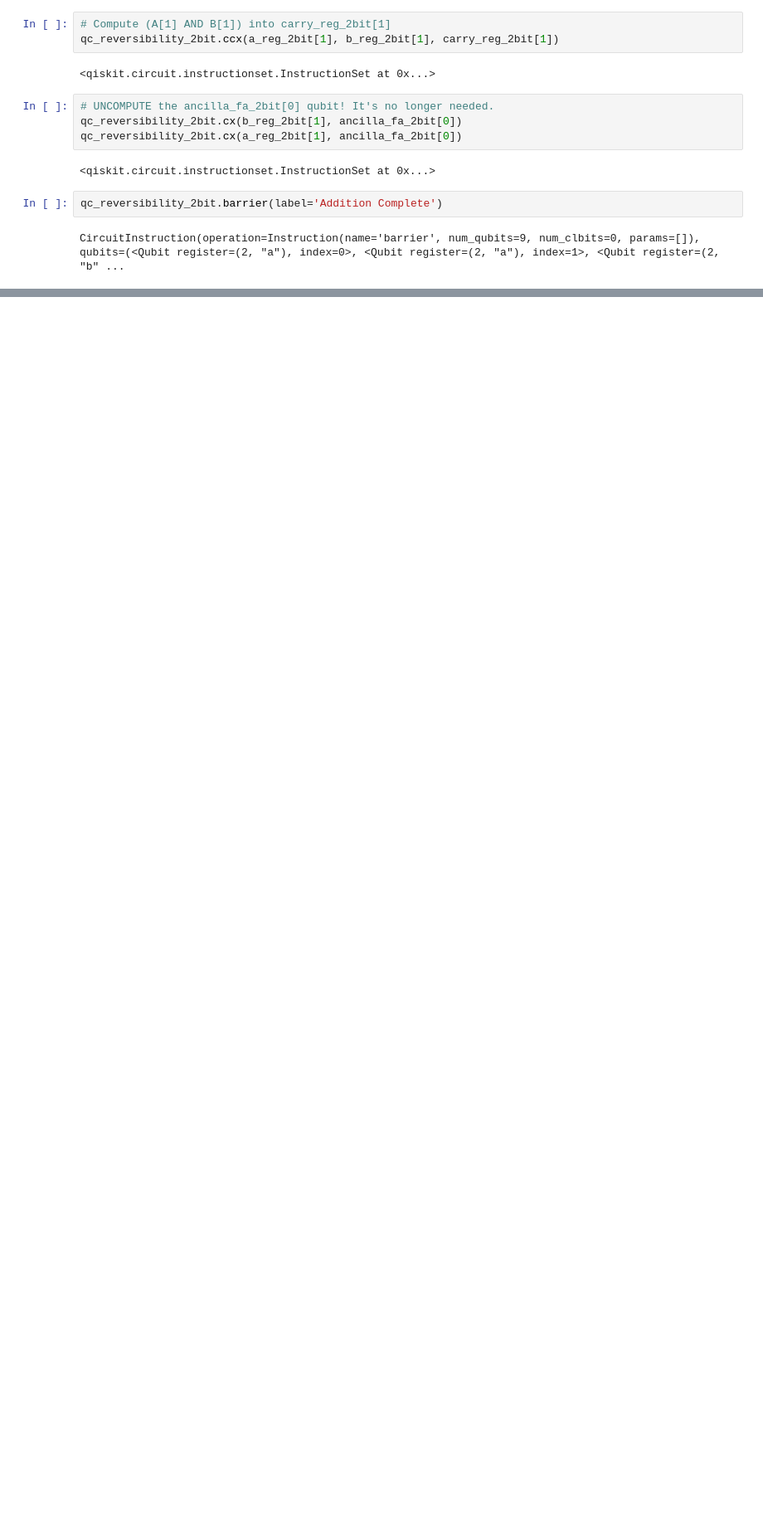
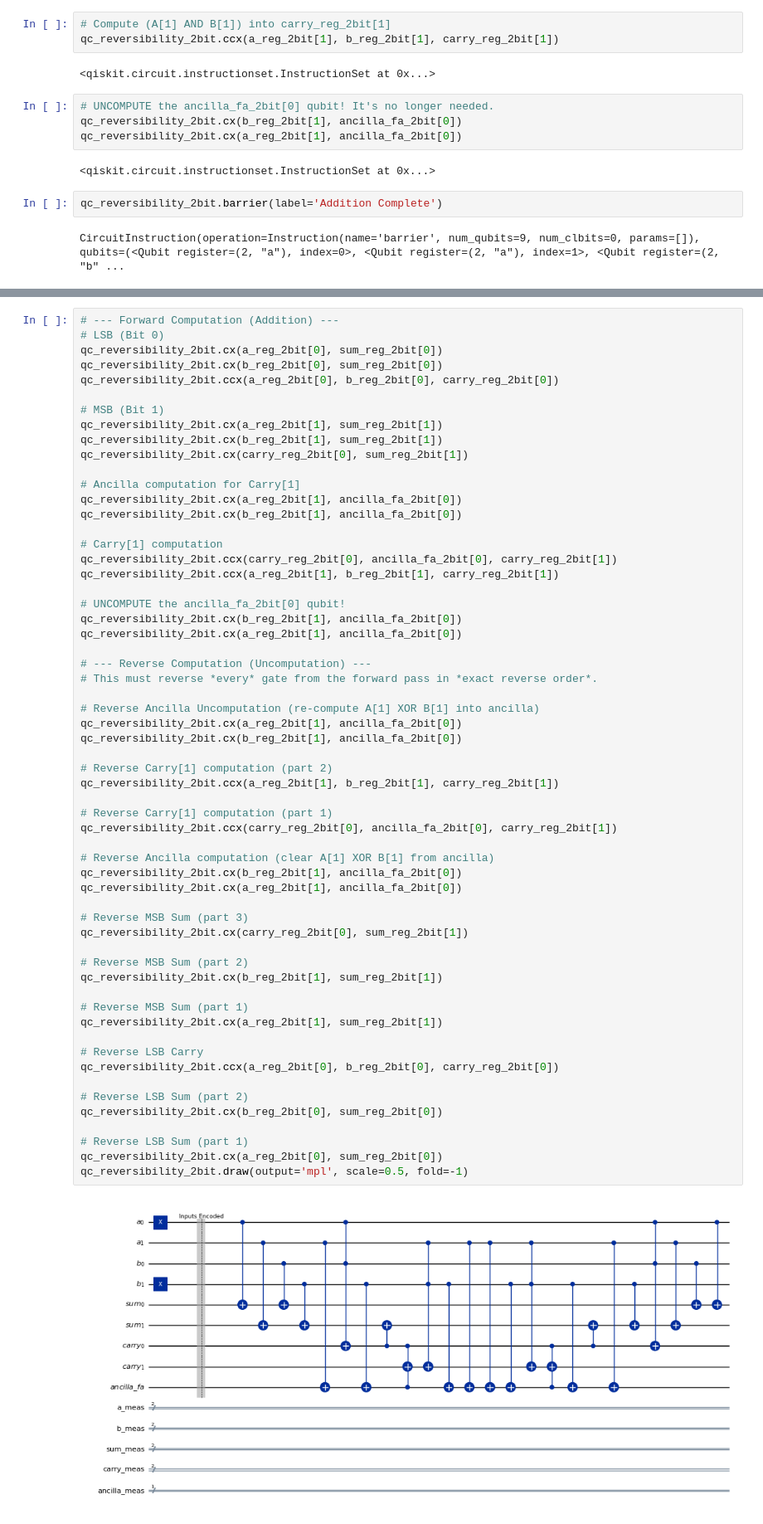
Before and after one commit to ram-polisetti/Q3_Hackathon, a Jupyter notebook: reversible_binary_adder.ipynb, the cells around one changed output, grey strips where cells are left out. Shown: that part at 83% size. Saved outputs shown, nothing was run; the diff lists cells and outputs as text; blank space fills up the shorter version.

```diff
--- a/reversible_binary_adder.ipynb
+++ b/reversible_binary_adder.ipynb
@@ -711,0 +738,61 @@ qc_reversibility_2bit.ccx(a_reg_2bit[1], b_reg_2bit[1], carry_reg_2bit[1])
+# %%
+# --- Forward Computation (Addition) ---
+# LSB (Bit 0)
+qc_reversibility_2bit.cx(a_reg_2bit[0], sum_reg_2bit[0])
+qc_reversibility_2bit.cx(b_reg_2bit[0], sum_reg_2bit[0])
+qc_reversibility_2bit.ccx(a_reg_2bit[0], b_reg_2bit[0], carry_reg_2bit[0])
+
+# MSB (Bit 1)
+qc_reversibility_2bit.cx(a_reg_2bit[1], sum_reg_2bit[1])
+qc_reversibility_2bit.cx(b_reg_2bit[1], sum_reg_2bit[1])
+qc_reversibility_2bit.cx(carry_reg_2bit[0], sum_reg_2bit[1])
+
+# Ancilla computation for Carry[1]
+qc_reversibility_2bit.cx(a_reg_2bit[1], ancilla_fa_2bit[0])
+qc_reversibility_2bit.cx(b_reg_2bit[1], ancilla_fa_2bit[0])
+
+# Carry[1] computation
+qc_reversibility_2bit.ccx(carry_reg_2bit[0], ancilla_fa_2bit[0], carry_reg_2bit[1])
+qc_reversibility_2bit.ccx(a_reg_2bit[1], b_reg_2bit[1], carry_reg_2bit[1])
+
+# UNCOMPUTE the ancilla_fa_2bit[0] qubit!
+qc_reversibility_2bit.cx(b_reg_2bit[1], ancilla_fa_2bit[0])
+qc_reversibility_2bit.cx(a_reg_2bit[1], ancilla_fa_2bit[0])
+
+# --- Reverse Computation (Uncomputation) ---
+# This must reverse *every* gate from the forward pass in *exact reverse order*.
+
+# Reverse Ancilla Uncomputation (re-compute A[1] XOR B[1] into ancilla)
+qc_reversibility_2bit.cx(a_reg_2bit[1], ancilla_fa_2bit[0])
+qc_reversibility_2bit.cx(b_reg_2bit[1], ancilla_fa_2bit[0])
+
+# Reverse Carry[1] computation (part 2)
+qc_reversibility_2bit.ccx(a_reg_2bit[1], b_reg_2bit[1], carry_reg_2bit[1])
+
+# Reverse Carry[1] computation (part 1)
+qc_reversibility_2bit.ccx(carry_reg_2bit[0], ancilla_fa_2bit[0], carry_reg_2bit[1])
+
+# Reverse Ancilla computation (clear A[1] XOR B[1] from ancilla)
+qc_reversibility_2bit.cx(b_reg_2bit[1], ancilla_fa_2bit[0])
+qc_reversibility_2bit.cx(a_reg_2bit[1], ancilla_fa_2bit[0])
+
+# Reverse MSB Sum (part 3)
+qc_reversibility_2bit.cx(carry_reg_2bit[0], sum_reg_2bit[1])
+
+# Reverse MSB Sum (part 2)
+qc_reversibility_2bit.cx(b_reg_2bit[1], sum_reg_2bit[1])
+
+# Reverse MSB Sum (part 1)
+qc_reversibility_2bit.cx(a_reg_2bit[1], sum_reg_2bit[1])
+
+# Reverse LSB Carry
+qc_reversibility_2bit.ccx(a_reg_2bit[0], b_reg_2bit[0], carry_reg_2bit[0])
+
+# Reverse LSB Sum (part 2)
+qc_reversibility_2bit.cx(b_reg_2bit[0], sum_reg_2bit[0])
+
+# Reverse LSB Sum (part 1)
+qc_reversibility_2bit.cx(a_reg_2bit[0], sum_reg_2bit[0])
+qc_reversibility_2bit.draw(output='mpl', scale=0.5, fold=-1)
+# %% [output]
+[figure, added]
```
Also changed, not shown: parts of 16 cells of this notebook, 1 other file.
